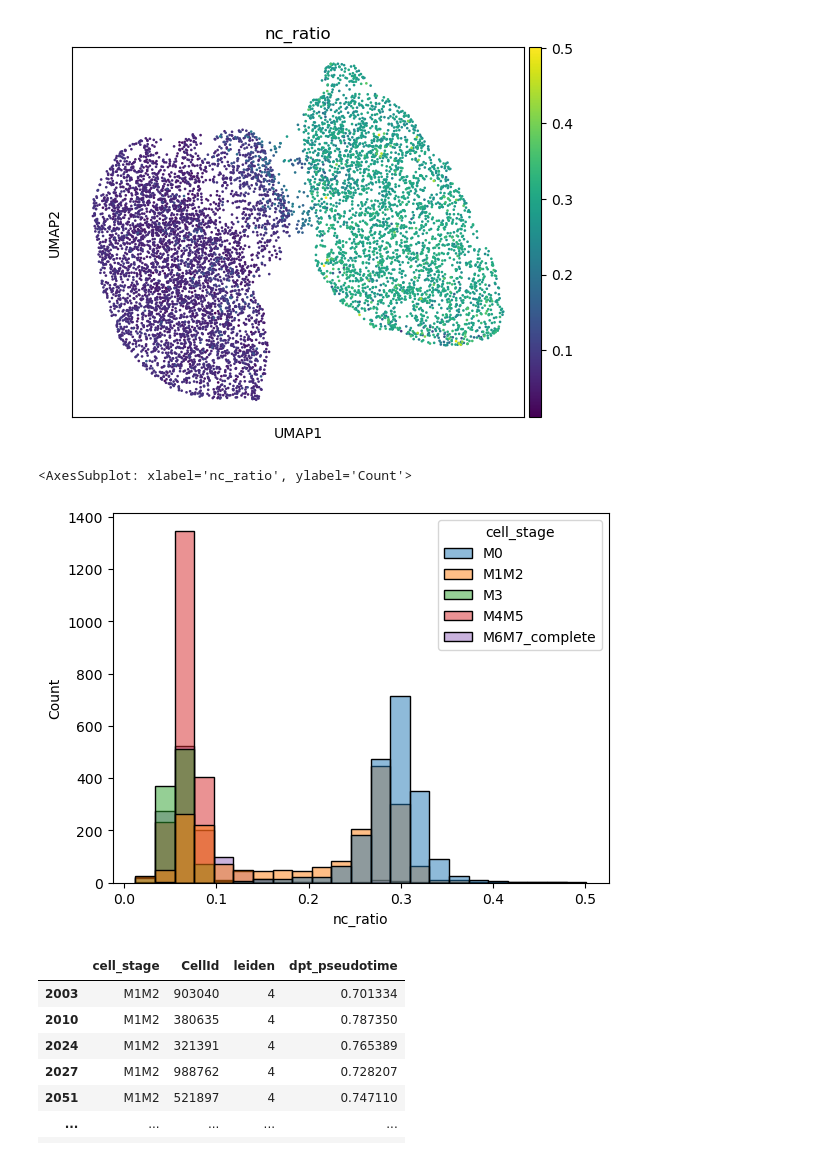
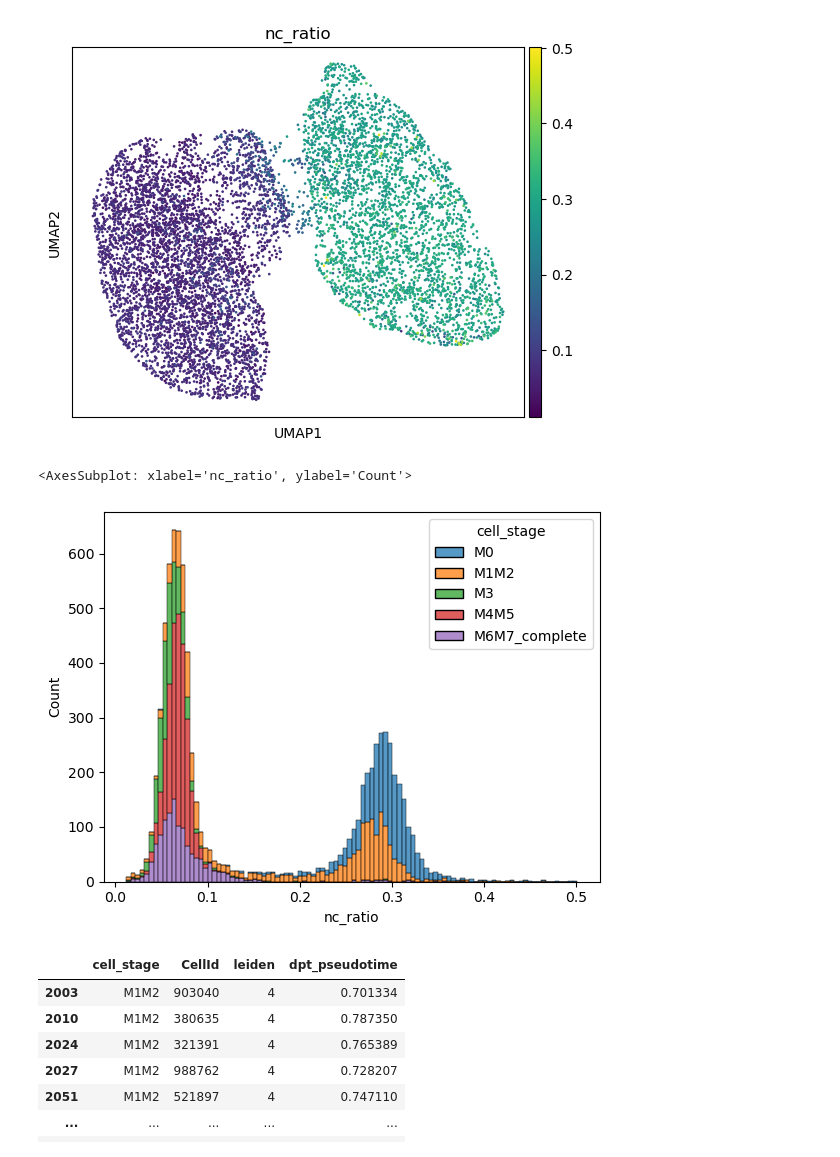
Before and after one commit to cwinsnes/cytodata-hackathon-base, a Jupyter notebook: pseudotime/pseudotime_analysis.ipynb, the cells around one changed output. Drawn from its saved outputs; the diff is of its cells as text; code cells hidden in the pictures.

```diff
--- a/pseudotime/pseudotime_analysis.ipynb
+++ b/pseudotime/pseudotime_analysis.ipynb
@@ -111,10 +112,10 @@ sc.pl.umap(obj, color='nc_ratio')
 [figure]
 # %%
 data['nc_ratio'] = data['nuclear_volume'] / data['cell_volume']
-sns.histplot(data=data,x='nc_ratio',hue='cell_stage')
+sns.histplot(data=data,x='nc_ratio',hue='cell_stage',bins=100,multiple='stack')
 # %% [output]
 <AxesSubplot: xlabel='nc_ratio', ylabel='Count'>
-[figure, old version]
+[figure, new version]
 # %%
 obj[(obj.obs['leiden'] == '4') &
    (obj.obs['cell_stage'] == 'M1M2')].obs
```
Also changed, not shown: parts of 12 cells of this notebook.
